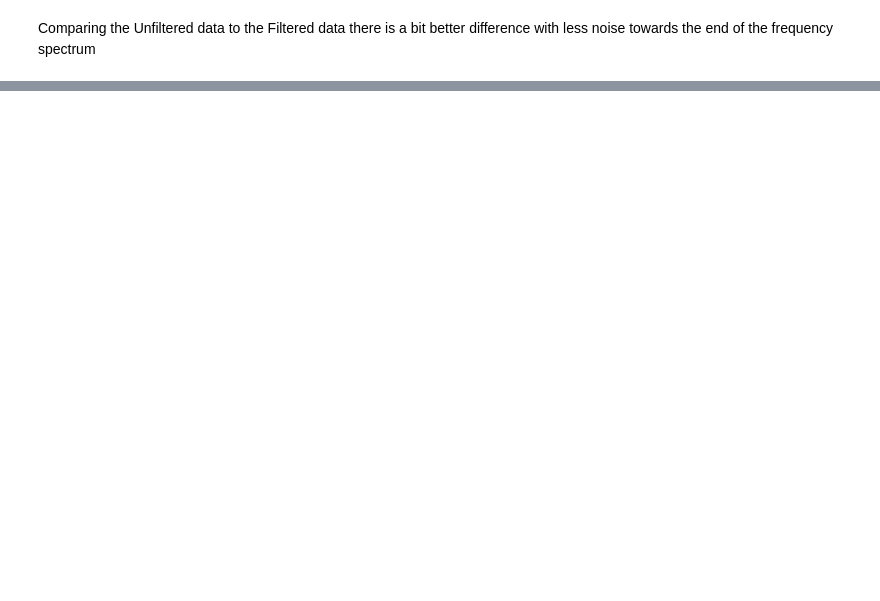
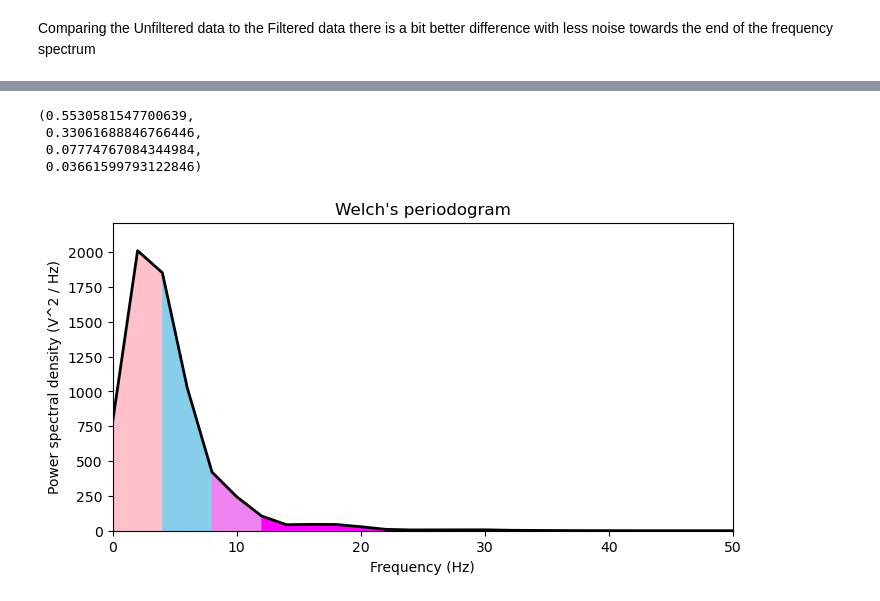
Before and after one commit to mlmulv/Brain-MNIST, a Jupyter notebook: brain_mnist.ipynb, the cells around one changed output, grey strips where cells are left out. Saved outputs shown, nothing was run; the diff lists cells and outputs as text; code cells hidden in the pictures; blank space fills up the shorter version.

```diff
--- a/brain_mnist.ipynb
+++ b/brain_mnist.ipynb
@@ -183,0 +189,42 @@ Comparing the Unfiltered data to the Filtered data there is a bit better differe
+# %%
+#example of the respective band power
+from scipy.signal import welch
+from scipy.integrate import simps
+
+#calculating psd
+freq, psd = welch(x=filtered_train[0,:], fs=fs)
+
+#calculating indexs of the different brain frequency bands
+idx_delta = np.logical_and(freq >= 0, freq <= 4)
+idx_theta = np.logical_and(freq >= 4, freq <= 8)
+idx_alpha = np.logical_and(freq >= 8, freq <= 12)
+idx_beta = np.logical_and(freq >= 12, freq <= 30)
+
+#plotting psd with different colors for frequency bands
+plt.figure(figsize=(8, 4))
+plt.plot(freq, psd, color='k', lw=2)
+plt.fill_between(freq, psd, where=idx_delta, color='pink')
+plt.fill_between(freq, psd, where=idx_theta, color='skyblue')
+plt.fill_between(freq, psd, where=idx_alpha, color='violet')
+plt.fill_between(freq, psd, where=idx_beta, color='magenta')
+plt.xlabel('Frequency (Hz)')
+plt.ylabel('Power spectral density (V^2 / Hz)')
+plt.ylim([0, psd.max() * 1.1])
+plt.title("Welch's periodogram")
+plt.xlim([0,50])
+
+#calculating the relative band power by using simpsons approximation of area
+freq_res = freq[1] - freq[0]
+total_power = simps(psd, dx=freq_res)
+delta_rel_power = simps(psd[idx_delta], dx=freq_res) / total_power
+theta_rel_power = simps(psd[idx_theta], dx=freq_res) / total_power
+alpha_rel_power = simps(psd[idx_alpha], dx=freq_res) / total_power
+beta_rel_power = simps(psd[idx_beta], dx=freq_res) / total_power
+
+delta_rel_power, theta_rel_power, alpha_rel_power, beta_rel_power
+# %% [output]
+(0.5530581547700639,
+ 0.33061688846766446,
+ 0.07774767084344984,
+ 0.03661599793122846)
+[figure, added]
```
Also changed, not shown: parts of 7 cells of this notebook.
